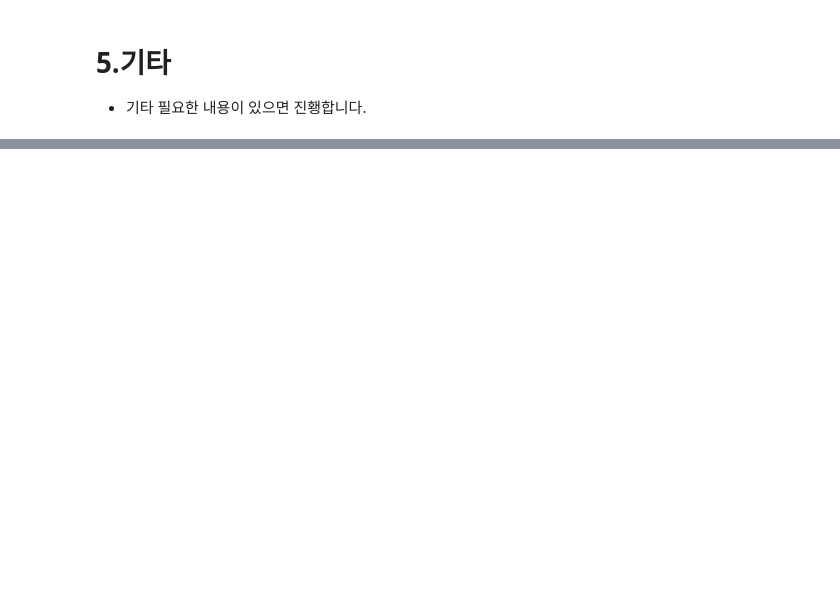
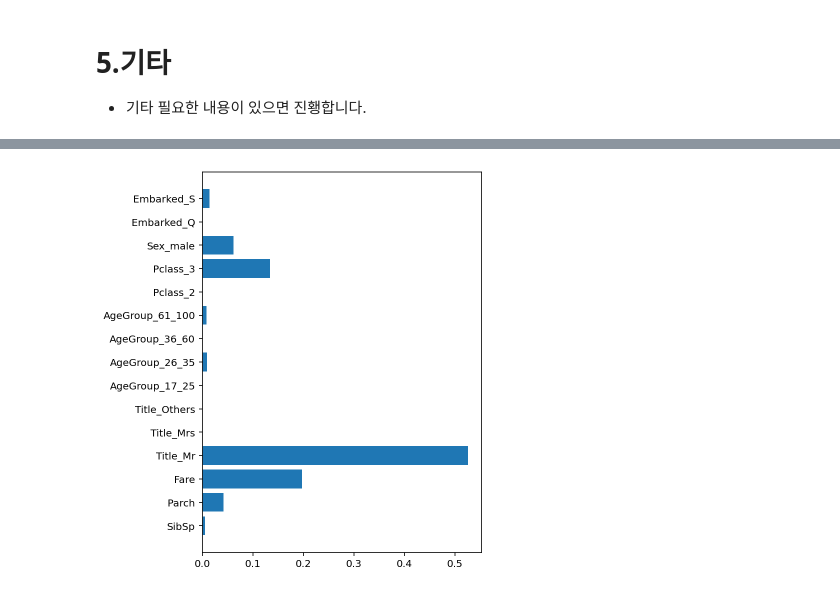
Before and after one commit to ringolove/aivle2201, a Jupyter notebook: ML/배우기/ML03_04_결정트리(Titanic).ipynb, the cells around one changed output, grey strips where cells are left out. Saved outputs shown, nothing was run; the diff lists cells and outputs as text; code cells hidden in the pictures; blank space fills up the shorter version.

```diff
--- a/ML/배우기/ML03_04_결정트리(Titanic).ipynb
+++ b/ML/배우기/ML03_04_결정트리(Titanic).ipynb
@@ -126,0 +217,7 @@ x_train, x_test, y_train, y_test = train_test_split(x, y, test_size=0.3, random_
+# %%
+# 변수 중요도 시각화
+plt.figure(figsize=(5,7))
+plt.barh(y=list(x), width=model.feature_importances_)
+plt.show()
+# %% [output]
+[figure, added]
```
Also changed, not shown: parts of 18 cells of this notebook, 9 other files.
